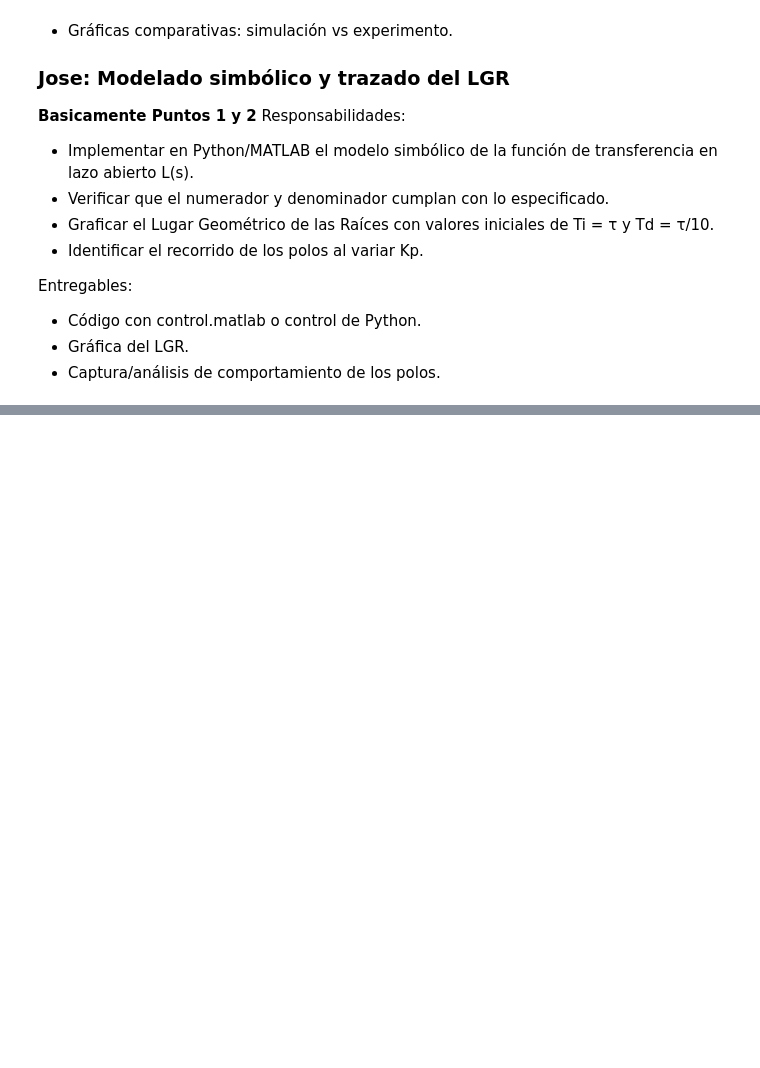
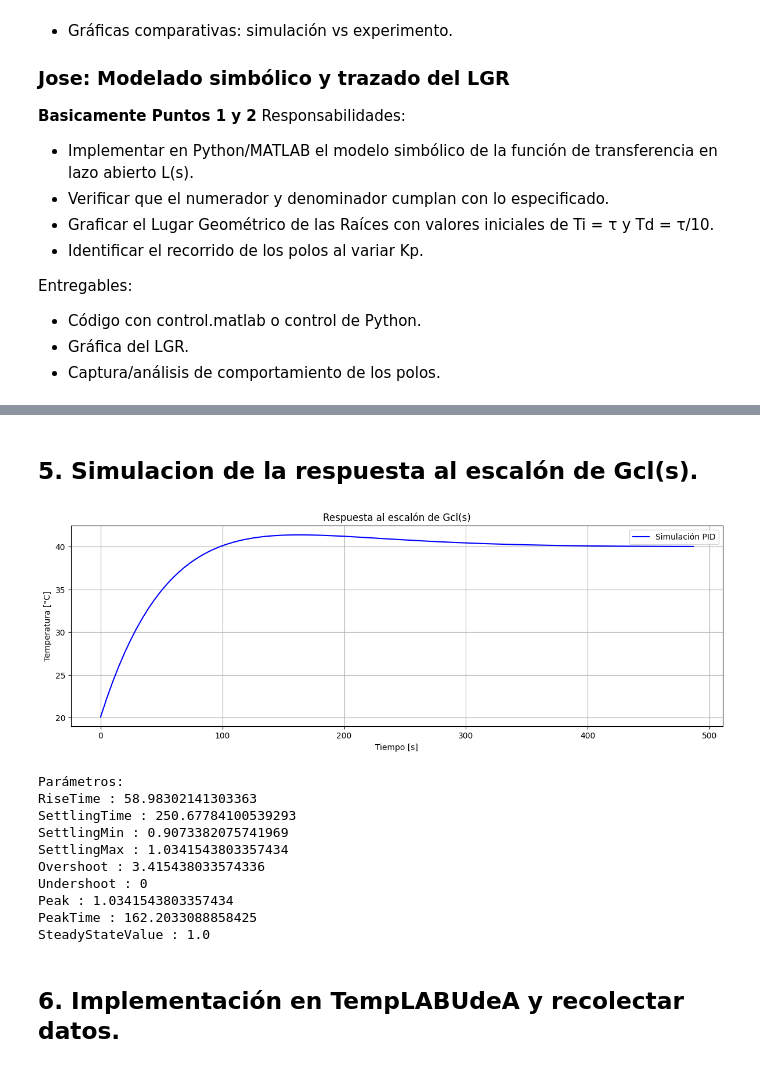
Before and after one commit to jbcgames/Parcia_2_Control, a Jupyter notebook: Laboratorio.ipynb, the cells around one changed output, grey strips where cells are left out. Saved outputs shown, nothing was run; the diff lists cells and outputs as text; code cells hidden in the pictures; blank space fills up the shorter version.

```diff
--- a/Laboratorio.ipynb
+++ b/Laboratorio.ipynb
@@ -45,0 +364,47 @@ Entregables:
+# %% [markdown]
+## 5. Simulacion de la respuesta al escalón de Gcl(s).
+# %%
+K = 0.3593
+tau = 171.7428
+Kp = 24.4653
+Ti = 99.9936
+Td = 19.6913
+L = ctl.tf([Kp*K*Ti*Td, Kp*K*Ti, Kp*K], [Ti*tau, Ti, 0])
+Gcl = ctl.feedback(L, 1)
+t, y = ctl.step_response(Gcl)
+y = y * 40
+
+plt.figure(figsize=(12, 8))
+
+# Primer subplot: Respuesta al escalón de Gcl(s)
+plt.subplot(2, 1, 1)
+plt.plot(t, y, label='Simulación PID', color='blue')
+plt.title('Respuesta al escalón de Gcl(s)')
+plt.xlabel('Tiempo [s]')
+plt.ylabel('Temperatura [°C]')
+plt.grid(True)
+plt.legend()
+#
+
+plt.tight_layout()
+plt.show()
+
+
+S2 = ctl.step_info(Gcl)
+print("\nParámetros:")
+for i in S2:
+  print(i,":",S2[i])
+# %% [output]
+[figure, added]
+Parámetros:
+RiseTime : 58.98302141303363
+SettlingTime : 250.67784100539293
+SettlingMin : 0.9073382075741969
+SettlingMax : 1.0341543803357434
+Overshoot : 3.415438033574336
+Undershoot : 0
+Peak : 1.0341543803357434
+PeakTime : 162.2033088858425
+SteadyStateValue : 1.0
+# %% [markdown]
+## 6. Implementación en TempLABUdeA y recolectar datos.
```
Also changed, not shown: parts of 25 cells of this notebook.
